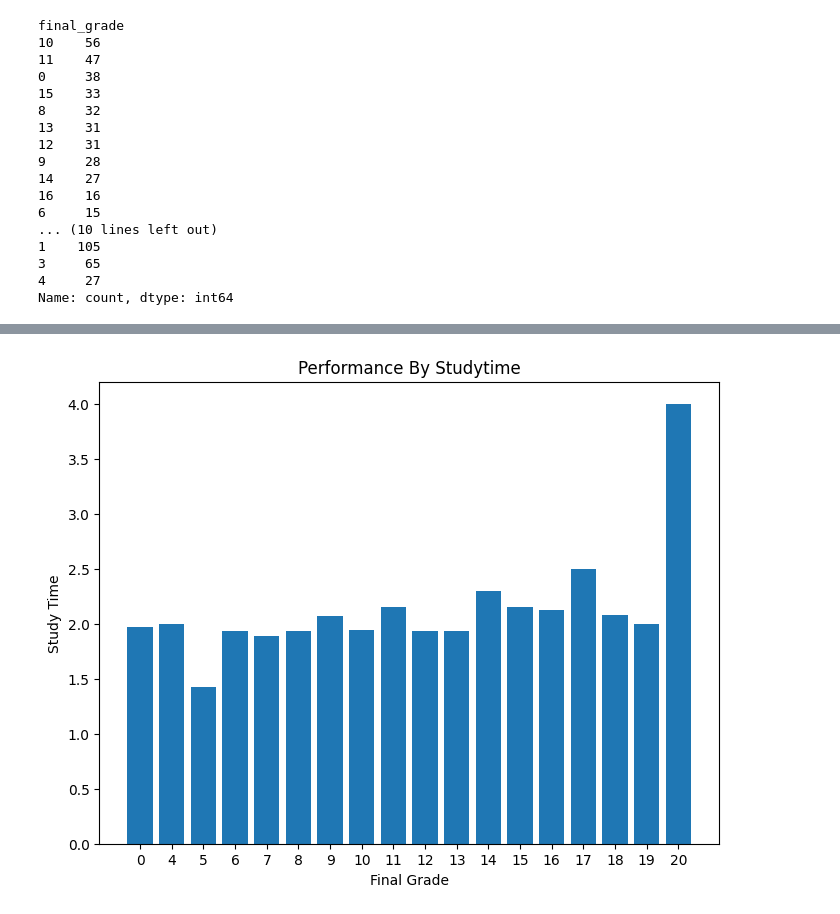
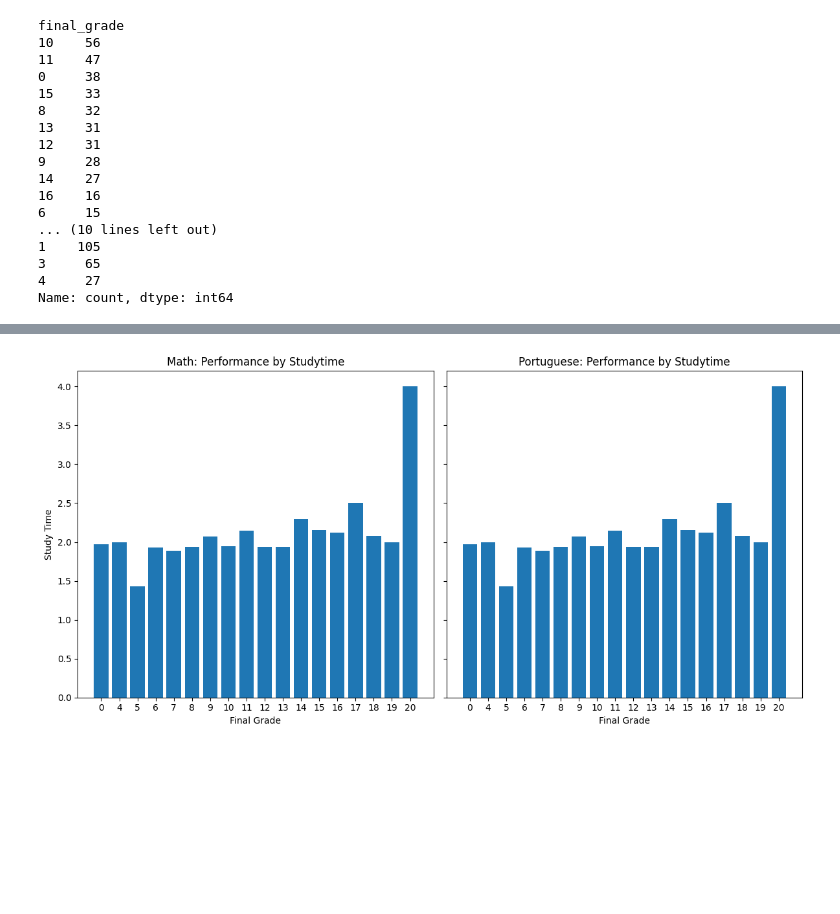
Before and after one commit to tingly-amua/Student-Performance-Analysis, a Jupyter notebook: EDA.ipynb, the cells around one changed output, grey strips where cells are left out. Drawn from its saved outputs; the diff is of its cells as text; code cells hidden in the pictures; blank space fills up the shorter version.

```diff
--- a/EDA.ipynb
+++ b/EDA.ipynb
@@ -236,6 +237,9 @@ Length: 649, dtype: bool
 # G3 - final grade (numeric: from 0 to 20, output target)
 math_df = math_df.rename(columns={'G3': 'final_grade'})
 math_df.info()
+
+port_df = math_df.rename(columns={'G3': 'final_grade'})
+port_df.info()
 # %% [output]
 <class 'pandas.core.frame.DataFrame'>
 RangeIndex: 395 entries, 0 to 394
@@ -307,18 +333,32 @@ Name: studytime, dtype: float64
-# %%
-# visualization of passenger class survival status
-studytime_by_performance = math_df.groupby('final_grade')['studytime'].mean()
-
-plt.figure(figsize=(8, 6))
-
-plt.bar(
-    studytime_by_performance.index.astype(str),
-    studytime_by_performance.values
-)
-
-plt.xlabel('Final Grade')
-plt.ylabel('Study Time')
-plt.title('Performance By Studytime')
-
-plt.show()
-# %% [output]
-[figure, removed]
+# %%
+import matplotlib.pyplot as plt
+
+# Grouped data
+studytime_math = math_df.groupby('final_grade')['studytime'].mean()
+studytime_port = port_df.groupby('final_grade')['studytime'].mean()
+
+# Create subplots: 1 row, 2 columns
+fig, axes = plt.subplots(1, 2, figsize=(12, 6), sharey=True)
+
+# Plot math_df
+axes[0].bar(
+    studytime_math.index.astype(str),
+    studytime_math.to_numpy()
+)
+axes[0].set_xlabel('Final Grade')
+axes[0].set_ylabel('Study Time')
+axes[0].set_title('Math: Performance by Studytime')
+
+# Plot port_df
+axes[1].bar(
+    studytime_port.index.astype(str),
+    studytime_port.to_numpy()
+)
+axes[1].set_xlabel('Final Grade')
+axes[1].set_title('Portuguese: Performance by Studytime')
+
+# Adjust layout
+plt.tight_layout()
+plt.show()
+# %% [output]
+[figure, added]
```
Also changed, not shown: parts of 7 cells of this notebook.
